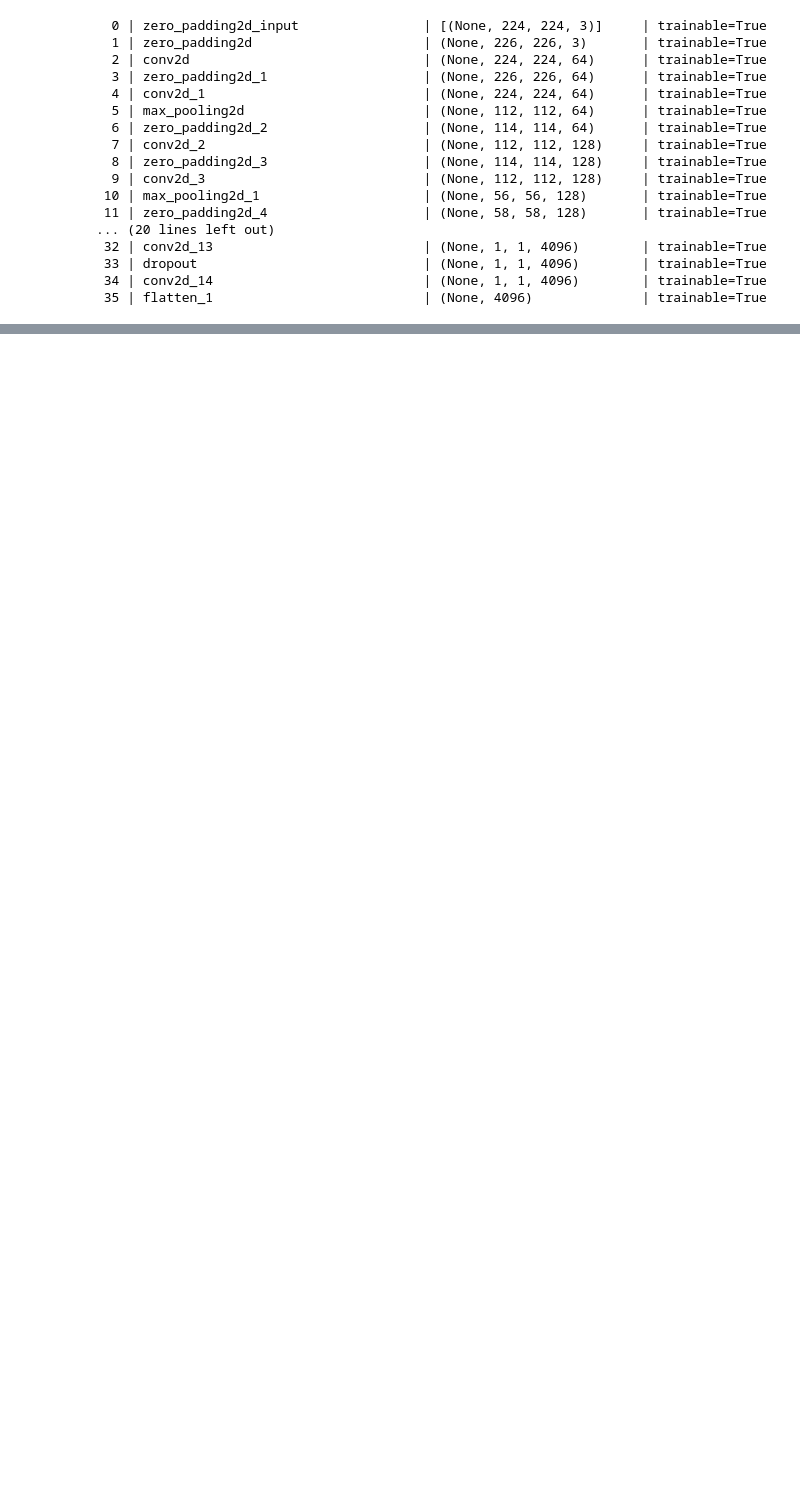
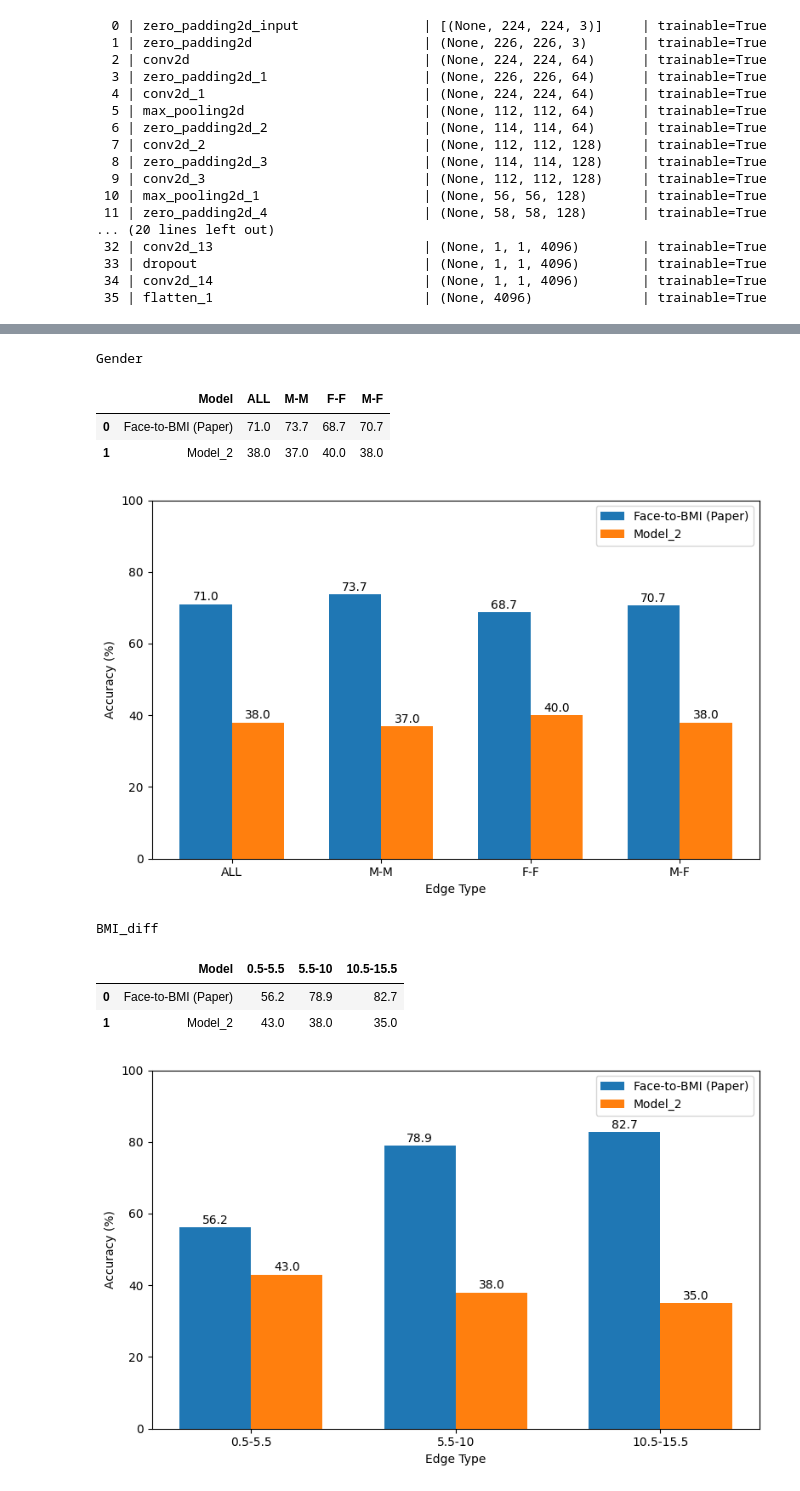
Before and after one commit to fishy-tata/ML2-Final-Project, a Jupyter notebook: Mateo/Modeling.ipynb, the cells around one changed output, grey strips where cells are left out. Cells and saved outputs as stored; diff of their text form; code cells hidden in the pictures; blank space fills up the shorter version.

```diff
--- a/Mateo/Modeling.ipynb
+++ b/Mateo/Modeling.ipynb
@@ -362,24 +902,25 @@ Total params addtional layers add to be tune step: 397,313
 # ─── PHASE 1: Train head only (frozen base) ──────────────────────
 base.trainable = False
 
-model_tune.compile(
+model2_tune.compile(
     optimizer=Adam(learning_rate=1e-3),  # higher LR — only head trains
-    loss='huber',
-    metrics=['mae']
+    loss='sparse_categorical_crossentropy',
+    metrics=['accuracy']
 )
 
 callbacks = [
-    EarlyStopping(patience=10, restore_best_weights=True, verbose=1),
+    EarlyStopping(patience=5, restore_best_weights=True, verbose=1),
     ReduceLROnPlateau(factor=0.5, patience=5, min_lr=1e-7, verbose=1),
     ModelCheckpoint("best_phase1.keras", save_best_only=True, verbose=1)
 ]
 
 print("=== PHASE 1: Training head only ===")
-history1 = model_tune.fit(
+history1 = model2_tune.fit(
     X_train, y_train,
     validation_data=(X_val, y_val),
     epochs=30,
     batch_size=32,
+    class_weight=class_weights,
     callbacks=callbacks
 )
 
@@ -387,28 +928,29 @@ history1 = model_tune.fit(
 # ─── PHASE 2: Unfreeze & fine-tune top layers (lower LR) ──────────
 freeze = True
 for layer in base.layers:
-    if layer.name == "zero_padding2d_10":  # unfreeze from block 5
+    if layer.name == "zero_padding2d_12":  # unfreeze from block 5
         freeze = False
     layer.trainable = not freeze
 
-model_tune.compile(
+model2_tune.compile(
     optimizer=Adam(learning_rate=1e-5),  # much lower LR for fine-tuning
-    loss='huber',
-    metrics=['mae']
+    loss='sparse_categorical_crossentropy',
+    metrics=['accuracy']
 )
 
 callbacks2 = [
-    EarlyStopping(patience=15, restore_best_weights=True, verbose=1),
+    EarlyStopping(patience=5, restore_best_weights=True, verbose=1),
     ReduceLROnPlateau(factor=0.5, patience=7, min_lr=1e-8, verbose=1),
     ModelCheckpoint("best_phase2.keras", save_best_only=True, verbose=1)
 ]
 
 print("=== PHASE 2: Fine-tuning top layers ===")
-history2 = model_tune.fit(
+history2 = model2_tune.fit(
     X_train, y_train,
     validation_data=(X_val, y_val),
     epochs=50,
-    batch_size=16,          # smaller batch for fine-tuning
+    batch_size=16,
+    class_weight=class_weights,
     callbacks=callbacks2
 )
 # %% [output]
@@ -416,0 +1007,26 @@ Epoch 1/30
+# %%
+# Call gender graph
+
+dict_results = calculate_paper_metrics(model2_tune,'Model_2')
+df_results = pd.DataFrame(dict_results)
+print('Gender')
+display(df_results)
+dict_results = show_graph_paper_gender(df_results,'Model_2')
+
+# Call BMI difference
+dict_results_BMI_diff = calculate_BMI_diff(model2_tune,'Model_2','model2_pred')
+print('BMI_diff')
+df_results_BMI_diff = pd.DataFrame(dict_results_BMI_diff)
+display(df_results_BMI_diff)
+dict_results = show_graph_paper_diff_BMI(df_results_BMI_diff,'Model_2')
+# %% [output]
+Gender
+|  | Model | ALL | M-M | F-F | M-F |
+| 0 | Face-to-BMI (Paper) | 71.0 | 73.7 | 68.7 | 70.7 |
+| 1 | Model_2 | 38.0 | 37.0 | 40.0 | 38.0 |
+[figure, added]
+BMI_diff
+|  | Model | 0.5-5.5 | 5.5-10 | 10.5-15.5 |
+| 0 | Face-to-BMI (Paper) | 56.2 | 78.9 | 82.7 |
+| 1 | Model_2 | 43.0 | 38.0 | 35.0 |
+[figure, added]
```
Also changed, not shown: parts of 49 cells of this notebook.
